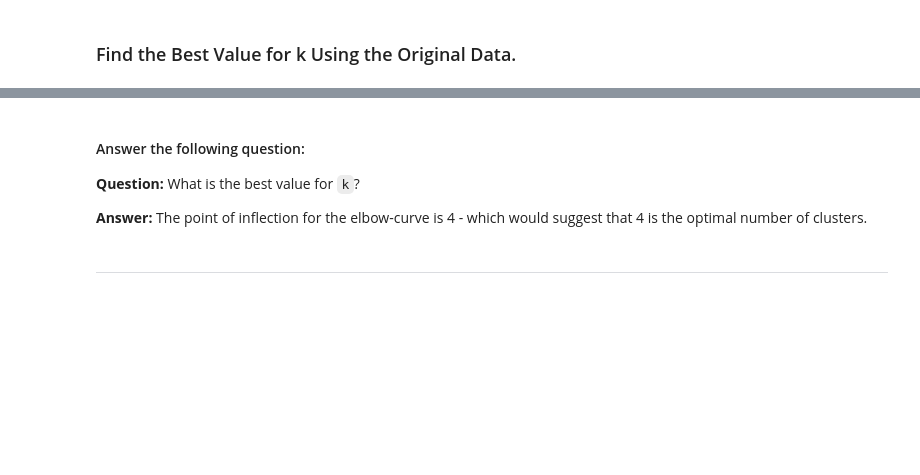
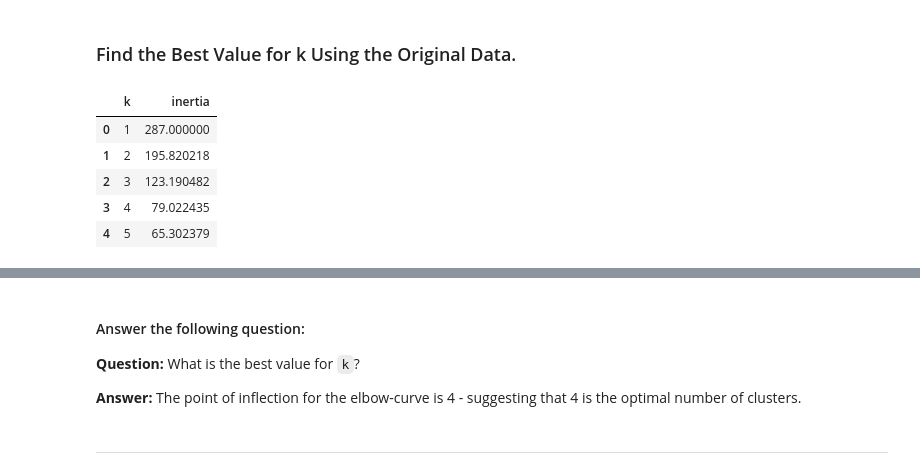
Before and after one commit to RicT1969/Challenge_19_CryptoClustering, a Jupyter notebook: Crypto_Clustering.ipynb, the cells around one changed output, grey strips where cells are left out. Cells and saved outputs as stored; diff of their text form; code cells hidden in the pictures; blank space fills up the shorter version.

```diff
--- a/Crypto_Clustering.ipynb
+++ b/Crypto_Clustering.ipynb
@@ -102,24 +99,34 @@ k = list(range(1, 11))
 # Create an empty list to store the inertia values
 inertia = []
 
+#Suppress future warning "for "The default value of `n_init` will change from 10 to 'auto' in 1.4", but suporting the new model behavious.
 # Create a for loop to compute the inertia with each possible value of k
 # Inside the loop:
 # 1. Create a KMeans model using the loop counter for the n_clusters
 # 2. Fit the model to the data using `df_market_data_scaled`
 # 3. Append the model.inertia_ to the inertia list
 for i in k:
-    model = KMeans(n_clusters=i, random_state=0)
+    model = KMeans(n_clusters=i, random_state=0, n_init = 10)
     model.fit(market_data_scaled_df)
     inertia.append(model.inertia_)
 # %%
 # Create a dictionary with the data to plot the Elbow curve = {
 elbow_data_crypto = {
     "k": k,
     "inertia": inertia}
 
 
 # Create a DataFrame with the data to plot the Elbow curve
 elbow_data_crypto_df = pd.DataFrame(elbow_data_crypto)
+
+elbow_data_crypto_df.head()
+# %% [output]
+|  | k | inertia |
+| 0 | 1 | 287.000000 |
+| 1 | 2 | 195.820218 |
+| 2 | 3 | 123.190482 |
+| 3 | 4 | 79.022435 |
+| 4 | 5 | 65.302379 |
 # %%
 # Plot a line chart with all the inertia values computed with
 # the different values of k to visually identify the optimal value for k.
@@ -135,7 +142,7 @@ elbow_plot
 
 **Question:** What is the best value for `k`?
 
-**Answer:** The point of inflection for the elbow-curve is 4 - which would suggest that 4 is the optimal number of clusters.
+**Answer:** The point of inflection for the elbow-curve is 4 - suggesting that 4 is the optimal number of clusters.
 # %% [markdown]
 ---
 # %% [markdown]
```
Also changed, not shown: parts of 6 cells of this notebook.
